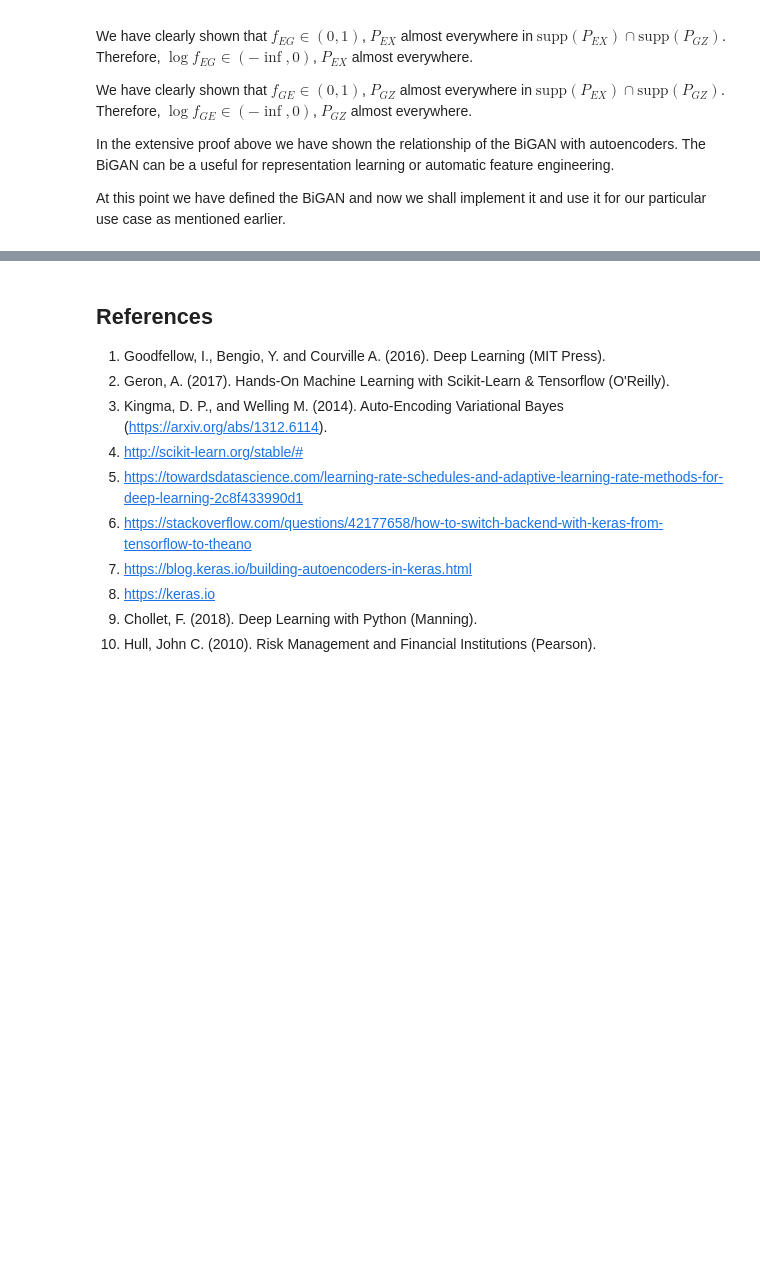
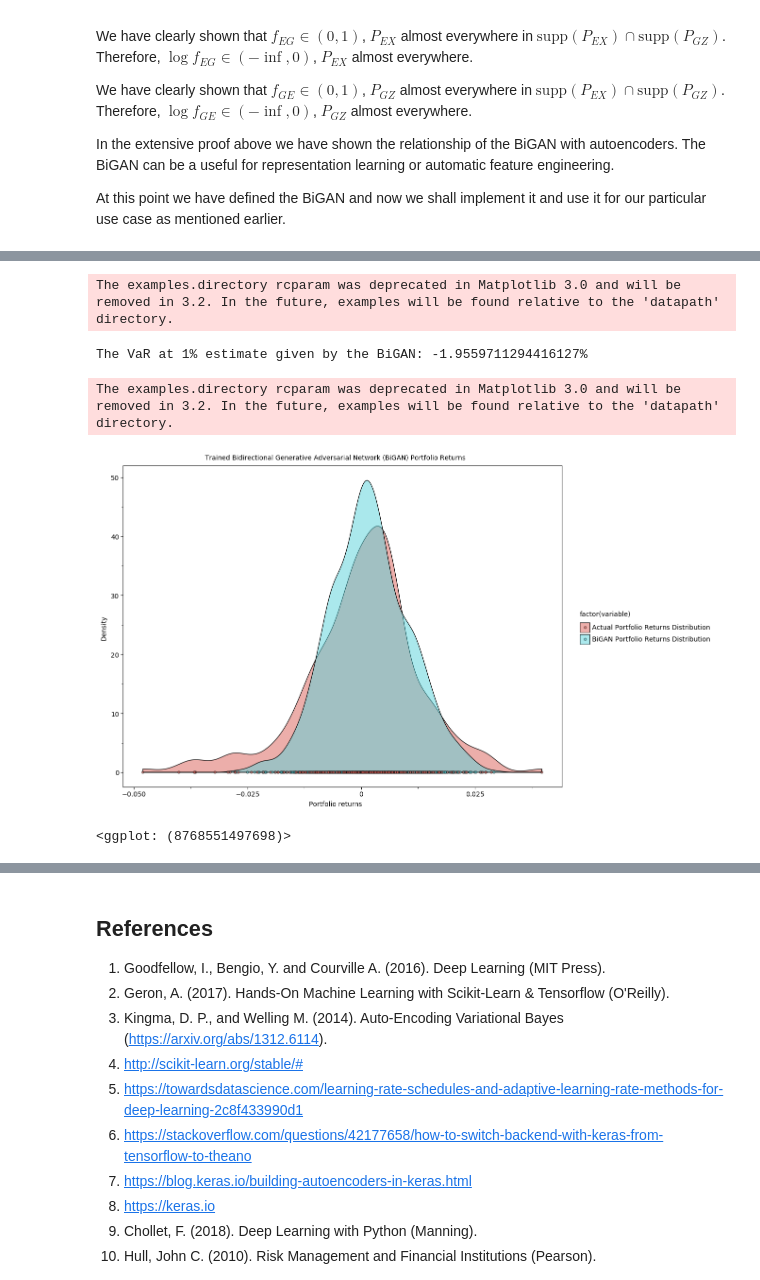
Before and after one commit to hamaadshah/market_risk_gan_tensorflow, a Jupyter notebook: Python/market_risk.ipynb, the cells around one changed output, grey strips where cells are left out. Drawn from its saved outputs; the diff is of its cells as text; code cells hidden in the pictures; blank space fills up the shorter version.

```diff
--- a/Python/market_risk.ipynb
+++ b/Python/market_risk.ipynb
@@ -736 +766,78 @@ for epoch in range(num_epochs):
+# %%
+num_sim = 1000
+x_mean = np.zeros(shape=num_sim)
+with tf.device(device_name="/CPU:0"):
+    for i in range(num_sim):
+        x_mean[i] = np.average(
+            a=(
+                generator(
+                    z=np.array(
+                        object=[
+                            np.random.uniform(
+                                low=-1.0, high=1.0, size=(num_encoding)
+                            )
+                        ]
+                    )
+                )[0]
+                * std
+            )
+            + mean
+        )
+
+act_mean = np.zeros(shape=ret_data.shape[0])
+for i in range(ret_data.shape[0]):
+    act_mean[i] = np.average(a=(ret_data.iloc[i] * std) + mean)
+
+from plotnine import *
+from plotnine.data import *
+plotnine.options.figure_size = (12, 9)
+plot = (
+    plotnine.ggplot(
+        mapping=pd.melt(
+            frame=pd.concat(
+                objs=[
+                    pd.DataFrame(
+                        data=x_mean, columns=["BiGAN Portfolio Returns Distribution"]
+                    ),
+                    pd.DataFrame(
+                        data=act_mean, columns=["Actual Portfolio Returns Distribution"]
+                    ),
+                ],
+                axis=1,
+            ).reset_index(drop=True)
+        ).dropna(axis="index")
+    )
+    + plotnine.geom_density(
+        mapping=plotnine.aes(
+            x="value",
+            fill="factor(variable)",
+        ),
+        alpha=0.5,
+        color="black",
+    )
+    + plotnine.geom_point(
+        mapping=plotnine.aes(x="value", y=0, fill="factor(variable)"),
+        alpha=0.5,
+        color="black",
+    )
+    + plotnine.xlab(xlab="Portfolio returns")
+    + plotnine.ylab(ylab="Density")
+    + plotnine.ggtitle(
+        title="Trained Bidirectional Generative Adversarial Network (BiGAN) Portfolio Returns"
+    )
+    + plotnine.theme_matplotlib()
+)
+plot.save(filename="trained_bigan_sampler.png")
+print(
+    "The VaR at 1% estimate given by the BiGAN: {}%".format(
+        100 * np.percentile(a=x_mean, axis=0, q=1)
+    )
+)
+plot
+# %% [output]
+The examples.directory rcparam was deprecated in Matplotlib 3.0 and will be removed in 3.2. In the future, examples will be found relative to the 'datapath' directory.
+The VaR at 1% estimate given by the BiGAN: -1.9559711294416127%
+The examples.directory rcparam was deprecated in Matplotlib 3.0 and will be removed in 3.2. In the future, examples will be found relative to the 'datapath' directory.
+[figure, added]
+<ggplot: (8768551497698)>
 # %%
```
Also changed, not shown: parts of 5 cells of this notebook, 2 other files.
